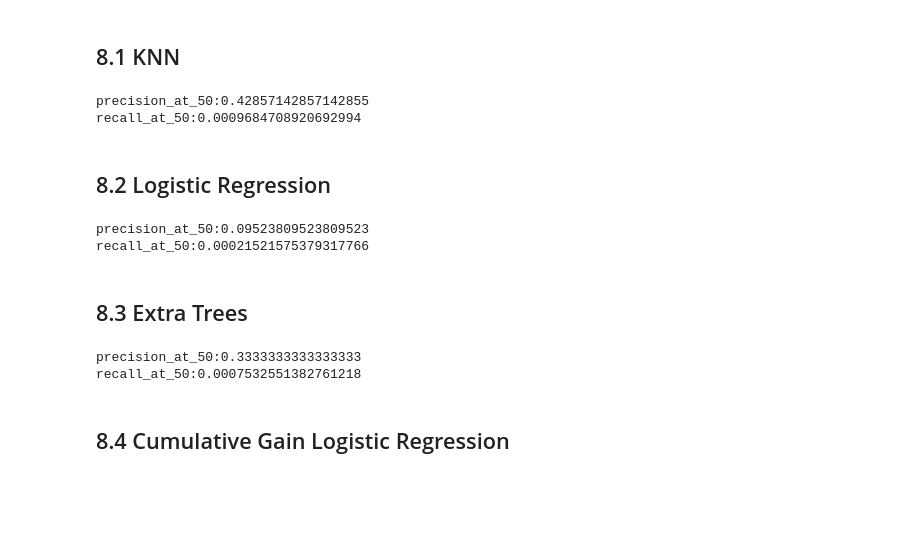
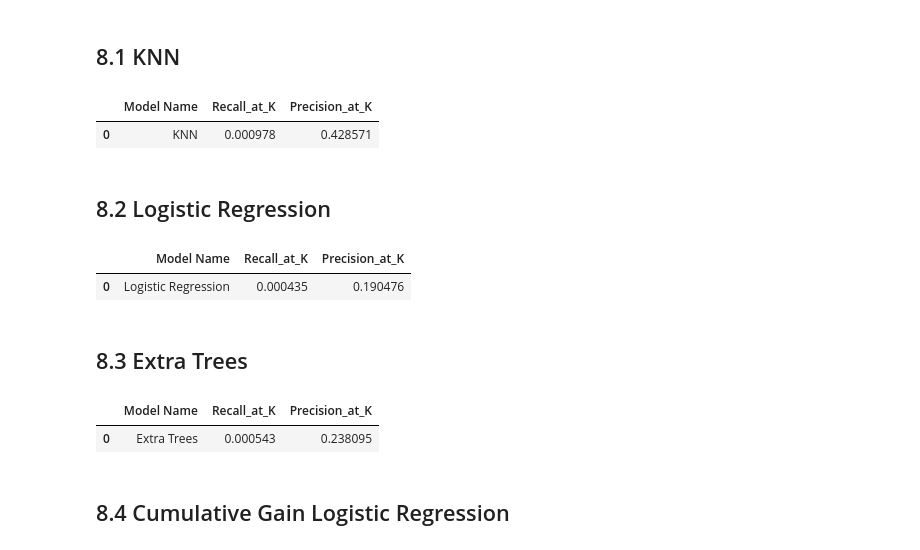
Before and after one commit to rmouram/health_insurance, a Jupyter notebook: v1.0-Health_insurance_cross_sell.ipynb, the cells around one changed output. Saved outputs shown, nothing was run; the diff lists cells and outputs as text; code cells hidden in the pictures; blank space fills up the shorter version.

```diff
--- a/v1.0-Health_insurance_cross_sell.ipynb
+++ b/v1.0-Health_insurance_cross_sell.ipynb
@@ -87,6 +87,14 @@ def recall_at_k(data, k=2000):
     data['recall_at_k'] = data['response'].cumsum()/data['response'].sum()
 
     return data.loc[k, 'recall_at_k']
+
+def ml_metrics(model_name, data, k):
+    rec = recall_at_k(data, k=k)
+    prec = precision_at_k(data, k=k)
+    return pd.DataFrame({'Model Name': model_name,
+                         'Recall_at_K': rec,
+                         'Precision_at_K': prec,
+                        }, index=[0])
 # %%
 jupyter_settings()
 # %% [output]
@@ -629,21 +637,24 @@ df8['response'] = y_val.copy()
 # %%
 df8_knn = df8.copy()
 # propensity score
 df8_knn['score'] = yhat_knn[:,1].tolist()
 
 # sorted clients by score
 df8_knn = df8_knn.sort_values('score', ascending=False)
 
 # compute precision at k
-precision_at_50 = precision_at_k(df8_knn, k=20)
-print("precision_at_50:{}".format(precision_at_50))
+#precision_at_50 = precision_at_k(df8_knn, k=20)
+#print("precision_at_50:{}".format(precision_at_50))
 
 # compute recall at k
-recall_at_50 = recall_at_k(df8_knn, k=20)
-print("recall_at_50:{}".format(recall_at_50))
+#recall_at_50 = recall_at_k(df8_knn, k=20)
+#print("recall_at_50:{}".format(recall_at_50))
+
+knn_result = ml_metrics('KNN', df8_knn, k=20)
+knn_result
 # %% [output]
-precision_at_50:0.42857142857142855
-recall_at_50:0.0009684708920692994
+|  | Model Name | Recall_at_K | Precision_at_K |
+| 0 | KNN | 0.000978 | 0.428571 |
 # %% [markdown]
 ## 8.2 Logistic Regression
 # %%
@@ -654,16 +665,19 @@ df8_lr['score'] = yhat_lr[:,1].tolist()
 # sorted clients by score
 df8_lr = df8_lr.sort_values('score', ascending=False)
 
-# compute precision at k
-precision_at_50 = precision_at_k(df8_lr, k=20)
-print("precision_at_50:{}".format(precision_at_50))
+# # compute precision at k
+# precision_at_50 = precision_at_k(df8_lr, k=20)
+# print("precision_at_50:{}".format(precision_at_50))
 
-# compute recall at k
-recall_at_50 = recall_at_k(df8_lr, k=20)
-print("recall_at_50:{}".format(recall_at_50))
+# # compute recall at k
+# recall_at_50 = recall_at_k(df8_lr, k=20)
+# print("recall_at_50:{}".format(recall_at_50))
+
+lr_result = ml_metrics('Logistic Regression', df8_lr, k=20)
+lr_result
 # %% [output]
-precision_at_50:0.09523809523809523
-recall_at_50:0.00021521575379317766
+|  | Model Name | Recall_at_K | Precision_at_K |
+| 0 | Logistic Regression | 0.000435 | 0.190476 |
 # %% [markdown]
 ## 8.3 Extra Trees
 # %%
@@ -674,16 +688,19 @@ df8_et['score'] = yhat_et[:,1].tolist()
 # sorted clients by score
 df8_et = df8_et.sort_values('score', ascending=False)
 
-# compute precision at k
-precision_at_50 = precision_at_k(df8_et, k=20)
-print("precision_at_50:{}".format(precision_at_50))
+# # compute precision at k
+# precision_at_50 = precision_at_k(df8_et, k=20)
+# print("precision_at_50:{}".format(precision_at_50))
 
-# compute recall at k
-recall_at_50 = recall_at_k(df8_et, k=20)
-print("recall_at_50:{}".format(recall_at_50))
+# # compute recall at k
+# recall_at_50 = recall_at_k(df8_et, k=20)
+# print("recall_at_50:{}".format(recall_at_50))
+
+et_result = ml_metrics('Extra Trees', df8_et, k=20)
+et_result
 # %% [output]
-precision_at_50:0.3333333333333333
-recall_at_50:0.0007532551382761218
+|  | Model Name | Recall_at_K | Precision_at_K |
+| 0 | Extra Trees | 0.000543 | 0.238095 |
 # %% [markdown]
 ## 8.4 Cumulative Gain Logistic Regression
 # %%
```
Also changed, not shown: parts of 11 cells of this notebook, 7 other files.
